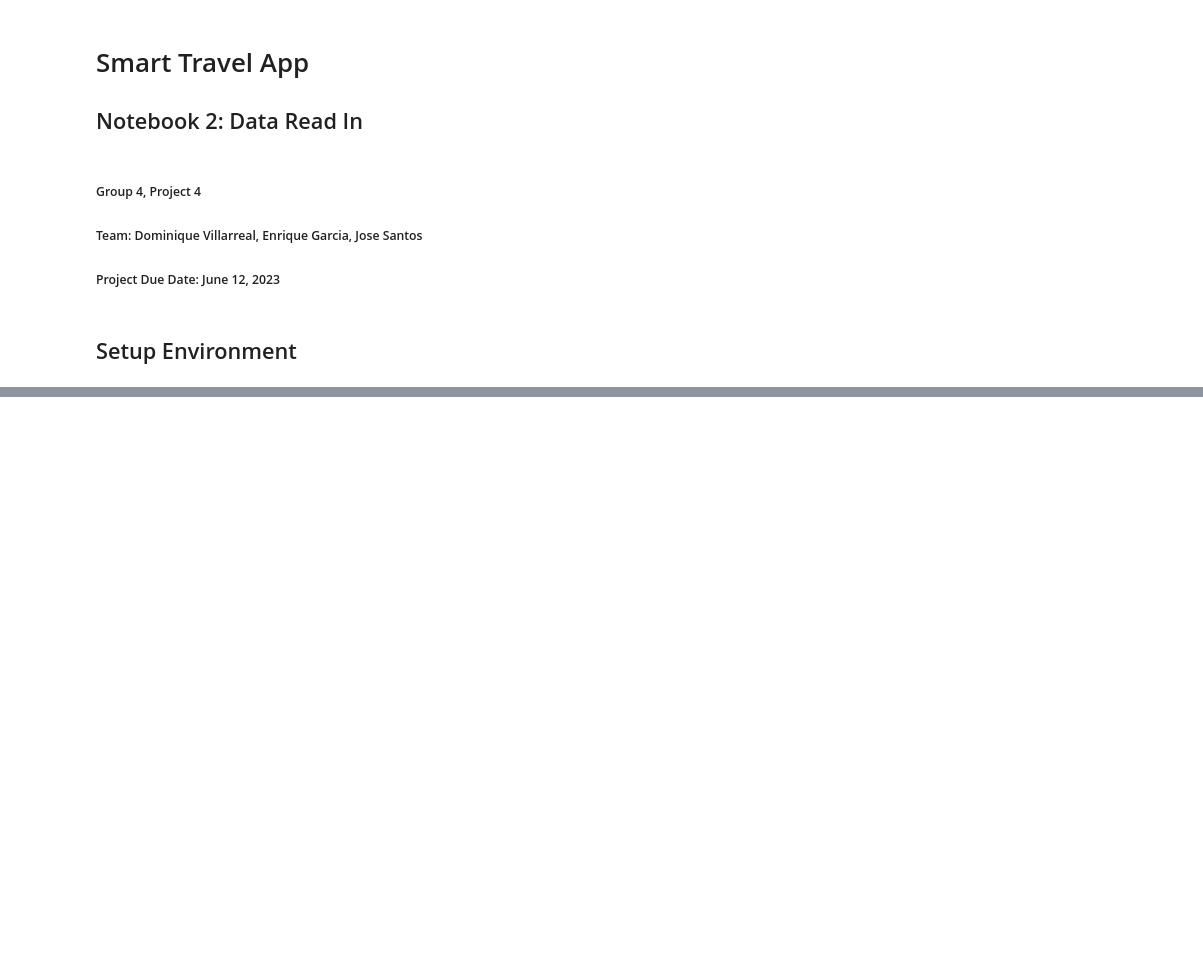
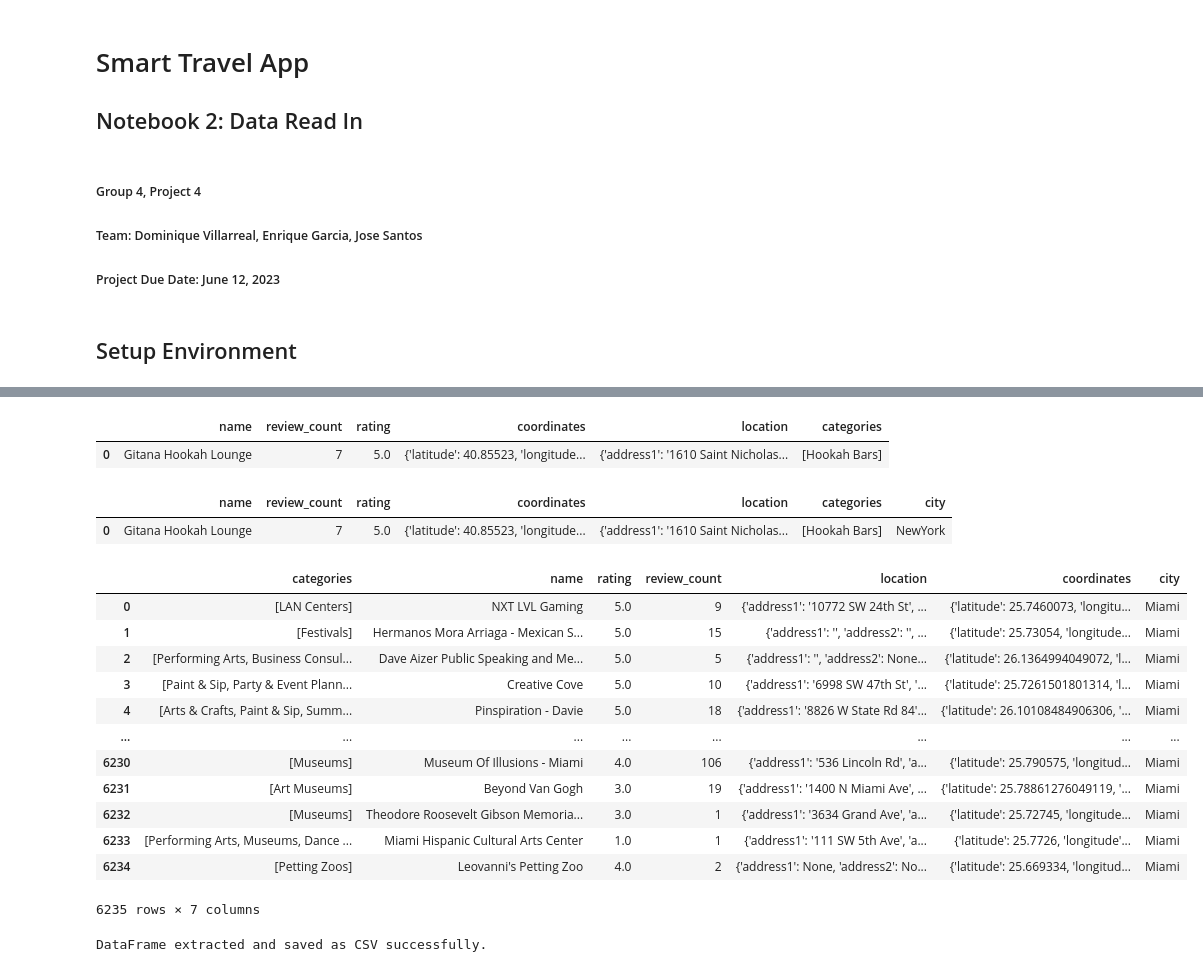
Before and after one commit to SantDRS/G4_Project4, a Jupyter notebook: G4_P4_DataCleaning_Notebook.ipynb, the cells around one changed output, grey strips where cells are left out. Drawn from its saved outputs; the diff is of its cells as text; code cells hidden in the pictures; blank space fills up the shorter version.

```diff
--- a/G4_P4_DataCleaning_Notebook.ipynb
+++ b/G4_P4_DataCleaning_Notebook.ipynb
@@ -86,0 +361,50 @@ Denver_arts_df
+# %%
+# Deleting Unnecessary Columns
+columns_to_delete = ['transactions', 'distance', 'display_phone', 'phone', 'price', 'url', 'is_closed', 'image_url', 'id', 'alias']
+NewYork_df.drop(columns_to_delete, axis=1, inplace=True)
+
+# Access and work with the updated DataFrame
+NewYork_df.head(1)
+# %% [output]
+|  | name | review_count | rating | coordinates | location | categories |
+| 0 | Gitana Hookah Lounge | 7 | 5.0 | {'latitude': 40.85523, 'longitude... | {'address1': '1610 Saint Nicholas... | [Hookah Bars] |
+# %%
+# Create City Column
+NewYork_df['city'] = 'NewYork'
+
+NewYork_df.head(1)
+# %% [output]
+|  | name | review_count | rating | coordinates | location | categories | city |
+| 0 | Gitana Hookah Lounge | 7 | 5.0 | {'latitude': 40.85523, 'longitude... | {'address1': '1610 Saint Nicholas... | [Hookah Bars] | NewYork |
+# %%
+NewYork_df = Miami_df[['categories', 'name', 'rating',
+                       'review_count', 'location',
+                       'coordinates', 'city']]
+
+# Access and work with the selected DataFrame
+NewYork_df
+# %% [output]
+|  | categories | name | rating | review_count | location | coordinates | city |
+| 0 | [LAN Centers] | NXT LVL Gaming | 5.0 | 9 | {'address1': '10772 SW 24th St', ... | {'latitude': 25.7460073, 'longitu... | Miami |
+| 1 | [Festivals] | Hermanos Mora Arriaga - Mexican S... | 5.0 | 15 | {'address1': '', 'address2': '', ... | {'latitude': 25.73054, 'longitude... | Miami |
+| 2 | [Performing Arts, Business Consul... | Dave Aizer Public Speaking and Me... | 5.0 | 5 | {'address1': '', 'address2': None... | {'latitude': 26.1364994049072, 'l... | Miami |
+| 3 | [Paint & Sip, Party & Event Plann... | Creative Cove | 5.0 | 10 | {'address1': '6998 SW 47th St', '... | {'latitude': 25.7261501801314, 'l... | Miami |
+| 4 | [Arts & Crafts, Paint & Sip, Summ... | Pinspiration - Davie | 5.0 | 18 | {'address1': '8826 W State Rd 84'... | {'latitude': 26.10108484906306, '... | Miami |
+| ... | ... | ... | ... | ... | ... | ... | ... |
+| 6230 | [Museums] | Museum Of Illusions - Miami | 4.0 | 106 | {'address1': '536 Lincoln Rd', 'a... | {'latitude': 25.790575, 'longitud... | Miami |
+| 6231 | [Art Museums] | Beyond Van Gogh | 3.0 | 19 | {'address1': '1400 N Miami Ave', ... | {'latitude': 25.78861276049119, '... | Miami |
+| 6232 | [Museums] | Theodore Roosevelt Gibson Memoria... | 3.0 | 1 | {'address1': '3634 Grand Ave', 'a... | {'latitude': 25.72745, 'longitude... | Miami |
+| 6233 | [Performing Arts, Museums, Dance ... | Miami Hispanic Cultural Arts Center | 1.0 | 1 | {'address1': '111 SW 5th Ave', 'a... | {'latitude': 25.7726, 'longitude'... | Miami |
+| 6234 | [Petting Zoos] | Leovanni's Petting Zoo | 4.0 | 2 | {'address1': None, 'address2': No... | {'latitude': 25.669334, 'longitud... | Miami |
+6235 rows × 7 columns
+# %%
+# Extract df
+output_path = '/Users/josesantos/LearnPython/BCGit/G4_Project4/Resources/df_Extractions'
+output_file = os.path.join(output_path, 'NewYork_df.csv')
+
+# Export DataFrame to CSV
+NewYork_df.to_csv(output_file, index=False)
+
+print("DataFrame extracted and saved as CSV successfully.")
+# %% [output]
+DataFrame extracted and saved as CSV successfully.
```
Also changed, not shown: parts of 23 cells of this notebook, 9 other files.
